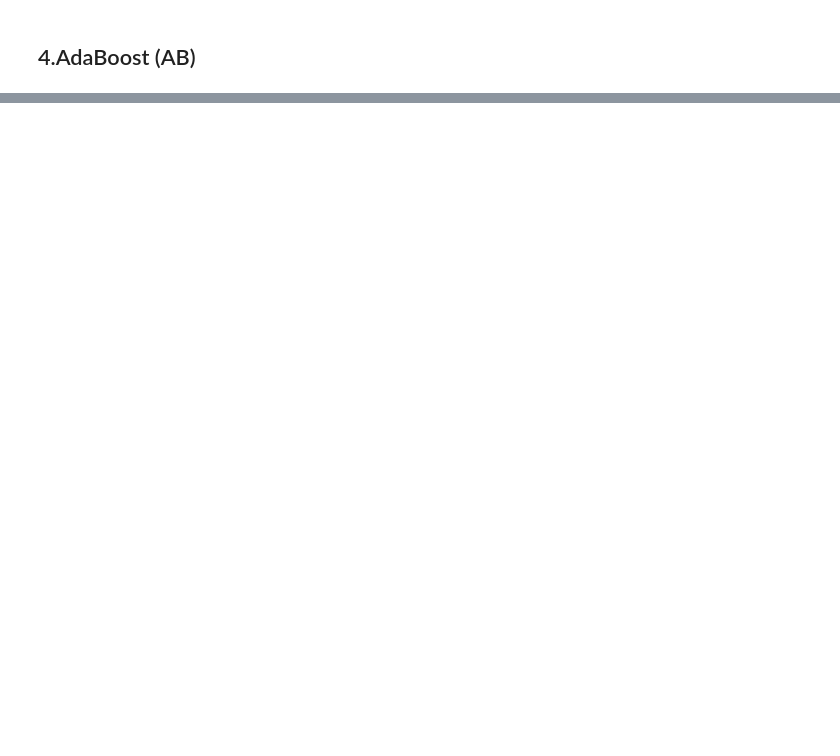
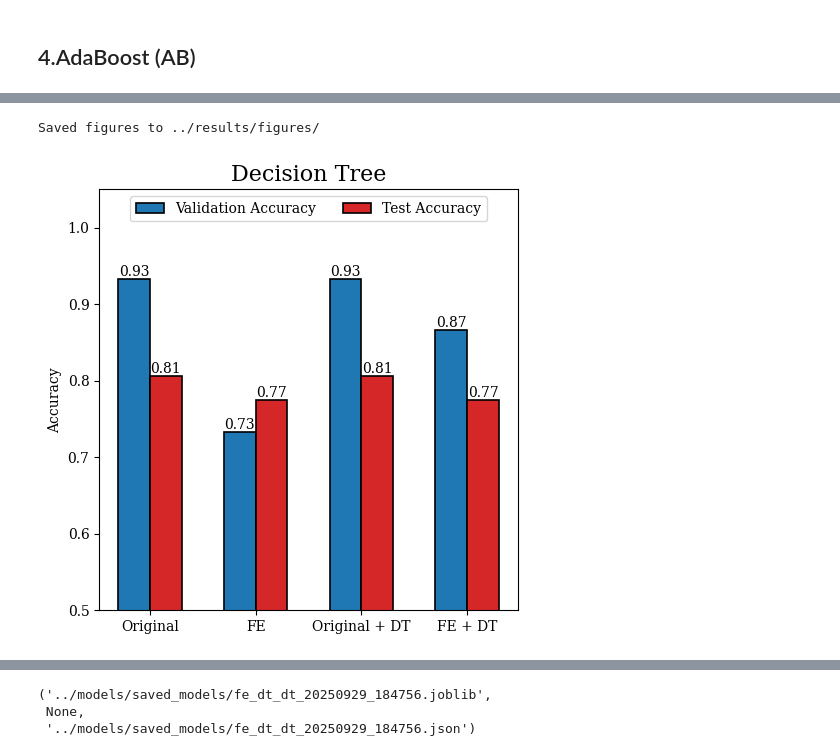
Before and after one commit to huynqhcmus/heart-disease-diagnosis, a Jupyter notebook: notebooks/Model-Training-and-Evalution.ipynb, the cells around one changed output, grey strips where cells are left out. Saved outputs shown, nothing was run; the diff lists cells and outputs as text; code cells hidden in the pictures; blank space fills up the shorter version.

```diff
--- a/notebooks/Model-Training-and-Evalution.ipynb
+++ b/notebooks/Model-Training-and-Evalution.ipynb
@@ -1236,0 +641,17 @@ plt.show()
+# %%
+# Decision Tree trên các dataset
+print("=== Decision Tree trên Original Dataset ===")
+dt_model, dt_val_acc, dt_best_params = evaluate_val_dt(X_train, y_train, X_val, y_val)
+dt_test_acc = evaluate_test_dt(dt_model, X_test, y_test)
+
+print("\n=== Decision Tree trên FE Dataset ===")
+dt_model_fe, dt_val_fe_acc, dt_best_params_fe = evaluate_val_dt(X_fe_train, y_fe_train, X_fe_val, y_fe_val)
+dt_test_fe_acc = evaluate_test_dt(dt_model_fe, X_fe_test, y_fe_test)
+
+print("\n=== Decision Tree trên Original + DT Dataset ===")
+dt_model_dt, dt_val_dt_acc, dt_best_params_dt = evaluate_val_dt(X_dt_train, y_dt_train, X_dt_val, y_dt_val)
+dt_test_dt_acc = evaluate_test_dt(dt_model_dt, X_dt_test, y_dt_test)
+
+print("\n=== Decision Tree trên FE + DT Dataset ===")
+dt_model_fe_dt, dt_val_fe_dt_acc, dt_best_params_fe_dt = evaluate_val_dt(X_fe_dt_train, y_fe_dt_train, X_fe_dt_val, y_fe_dt_val)
+dt_test_fe_dt_acc = evaluate_test_dt(dt_model_fe_dt, X_fe_dt_test, y_fe_dt_test)
@@ -1236,0 +676,56 @@ plt.show()
+# %%
+# Vẽ biểu đồ so sánh hiệu suất Decision Tree trên các tập dữ liệu
+plt.rcParams['font.family'] = 'Serif'
+
+labels = ['Original', 'FE', 'Original + DT', 'FE + DT']
+val_accs = [dt_val_acc, dt_val_fe_acc, dt_val_dt_acc, dt_val_fe_dt_acc]
+test_accs = [dt_test_acc, dt_test_fe_acc, dt_test_dt_acc, dt_test_fe_dt_acc]
+
+x = np.arange(len(labels))
+width = 0.3
+
+fig, ax = plt.subplots(figsize=(5, 5))
+
+rects1 = ax.bar(x - width/2, val_accs, width,
+                label='Validation Accuracy',
+                color='tab:blue', edgecolor='black', linewidth=1.2)
+rects2 = ax.bar(x + width/2, test_accs, width,
+                label='Test Accuracy',
+                color='tab:red', edgecolor='black', linewidth=1.2)
+
+ax.set_ylim(0.5, 1.05)
+ax.set_ylabel('Accuracy')
+ax.set_title('Decision Tree', fontsize=16)
+ax.set_xticks(x)
+ax.set_xticklabels(labels)
+ax.legend(ncol=2, loc='upper center')
+
+def autolabel(rects):
+    for rect in rects:
+        h = rect.get_height()
+        ax.annotate(f'{h:.2f}', xy=(rect.get_x()+rect.get_width()/2, h),
+                    ha='center', va='bottom')
+
+autolabel(rects1)
+autolabel(rects2)
+
+fig.tight_layout()
+
+# Save to results/figures
+save_dir = '../results/figures'
+os.makedirs(save_dir, exist_ok=True)
+fig.savefig(f'{save_dir}/decision_tree_comparison.png', dpi=300, bbox_inches='tight')
+fig.savefig(f'{save_dir}/decision_tree_comparison.pdf', bbox_inches='tight')
+print(f"Saved figures to {save_dir}/")
+
+plt.show()
+
+# Lưu mô hình Decision Tree
+print("\n=== Lưu mô hình Decision Tree ===")
+save_model_with_metadata(dt_model, None, 'dt', 'raw', dt_val_acc, dt_test_acc, dt_best_params)
+save_model_with_metadata(dt_model_fe, None, 'dt', 'fe', dt_val_fe_acc, dt_test_fe_acc, dt_best_params_fe)
+save_model_with_metadata(dt_model_dt, None, 'dt', 'dt', dt_val_dt_acc, dt_test_dt_acc, dt_best_params_dt)
+save_model_with_metadata(dt_model_fe_dt, None, 'dt', 'fe_dt', dt_val_fe_dt_acc, dt_test_fe_dt_acc, dt_best_params_fe_dt)
+# %% [output]
+Saved figures to ../results/figures/
+[figure, added]
@@ -1236,0 +745,3 @@ plt.show()
+('../models/saved_models/fe_dt_dt_20250929_184756.joblib',
+ None,
+ '../models/saved_models/fe_dt_dt_20250929_184756.json')
```
Also changed, not shown: parts of 48 cells of this notebook, 39 other files.
